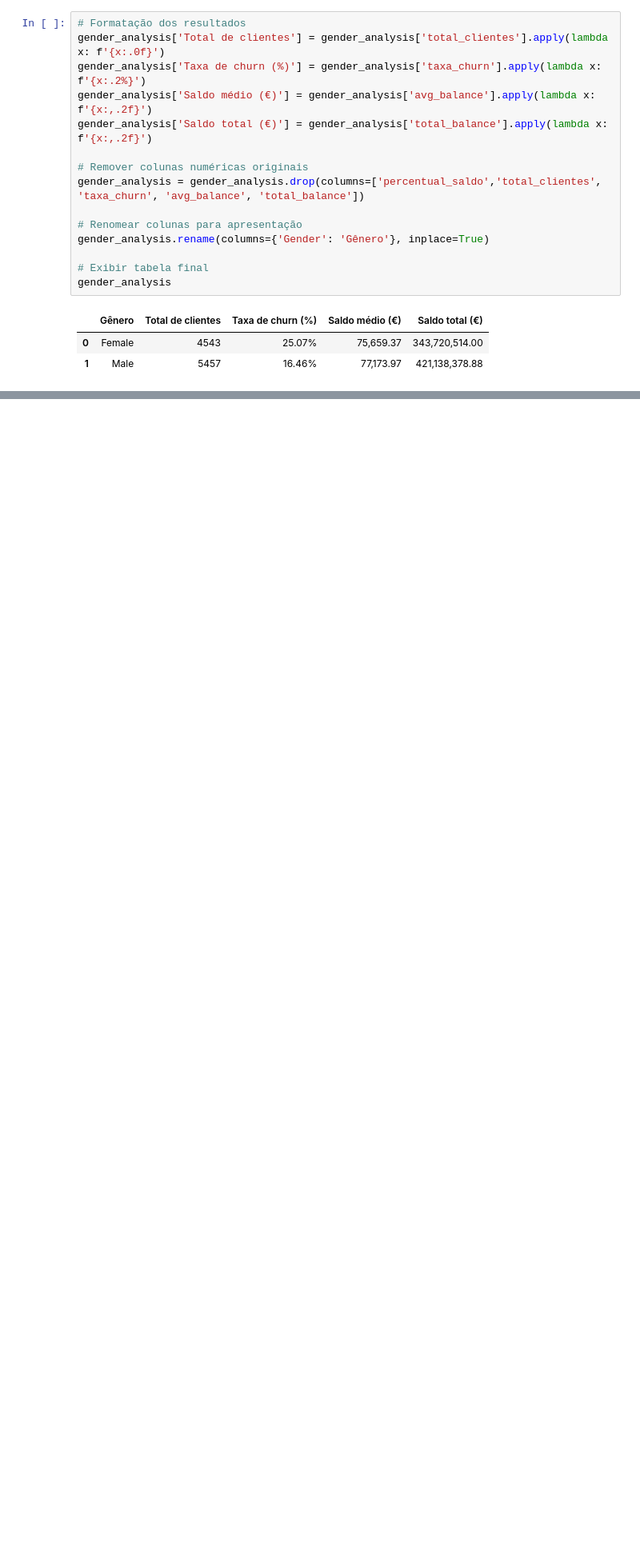
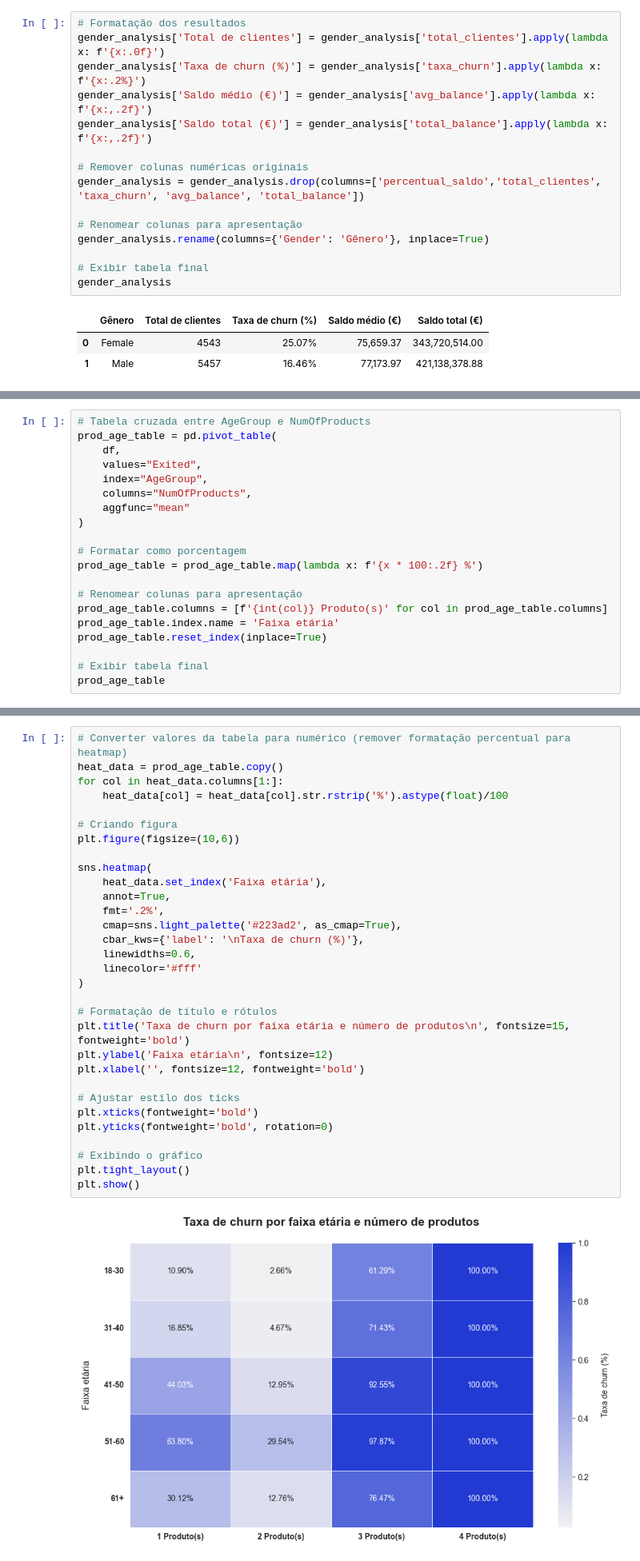
Before and after one commit to emso-exe/Churn_clientes_de_banco, a Jupyter notebook: notebooks/001_analise_exploratoria.ipynb, the cells around one changed output, grey strips where cells are left out. Shown at 80% size. Drawn from its saved outputs; the diff is of its cells as text; blank space fills up the shorter version.

Commit message:
feat: Inclusão dos gráficos dos itens 5.1, 5.2, 5.3 e 5.4.

```diff
--- a/notebooks/001_analise_exploratoria.ipynb
+++ b/notebooks/001_analise_exploratoria.ipynb
@@ -1477,0 +1517,20 @@ gender_analysis
+# %%
+# Tabela cruzada entre AgeGroup e NumOfProducts
+prod_age_table = pd.pivot_table(
+    df,
+    values="Exited",
+    index="AgeGroup",
+    columns="NumOfProducts",
+    aggfunc="mean"
+)
+
+# Formatar como porcentagem
+prod_age_table = prod_age_table.map(lambda x: f'{x * 100:.2f} %')
+
+# Renomear colunas para apresentação
+prod_age_table.columns = [f'{int(col)} Produto(s)' for col in prod_age_table.columns]
+prod_age_table.index.name = 'Faixa etária'
+prod_age_table.reset_index(inplace=True)
+
+# Exibir tabela final
+prod_age_table
@@ -1477,0 +1544,33 @@ gender_analysis
+# %%
+# Converter valores da tabela para numérico (remover formatação percentual para heatmap)
+heat_data = prod_age_table.copy()
+for col in heat_data.columns[1:]:
+    heat_data[col] = heat_data[col].str.rstrip('%').astype(float)/100
+
+# Criando figura
+plt.figure(figsize=(10,6))
+
+sns.heatmap(
+    heat_data.set_index('Faixa etária'),
+    annot=True,
+    fmt='.2%',
+    cmap=sns.light_palette('#223ad2', as_cmap=True),
+    cbar_kws={'label': '\nTaxa de churn (%)'},
+    linewidths=0.6,
+    linecolor='#fff'
+)
+
+# Formatação de título e rótulos
+plt.title('Taxa de churn por faixa etária e número de produtos\n', fontsize=15, fontweight='bold')
+plt.ylabel('Faixa etária\n', fontsize=12)
+plt.xlabel('', fontsize=12, fontweight='bold')
+
+# Ajustar estilo dos ticks
+plt.xticks(fontweight='bold')
+plt.yticks(fontweight='bold', rotation=0)
+
+# Exibindo o gráfico
+plt.tight_layout()
+plt.show()
+# %% [output]
+[figure, added]
```
Also changed, not shown: parts of 18 cells of this notebook.
